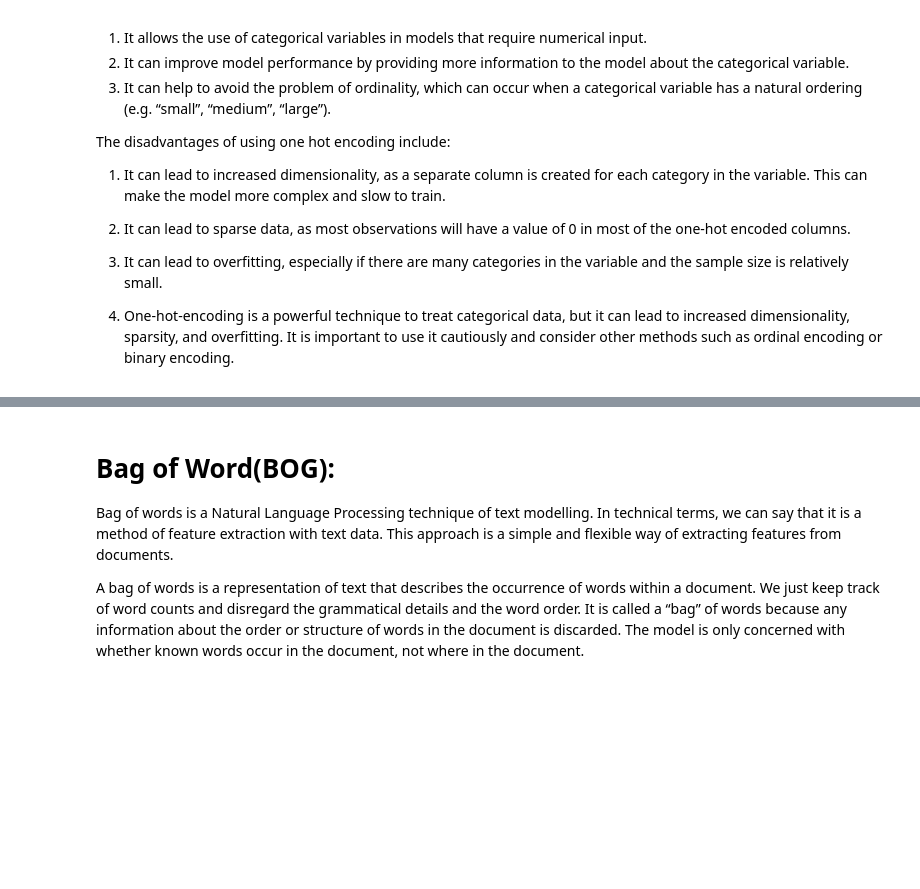
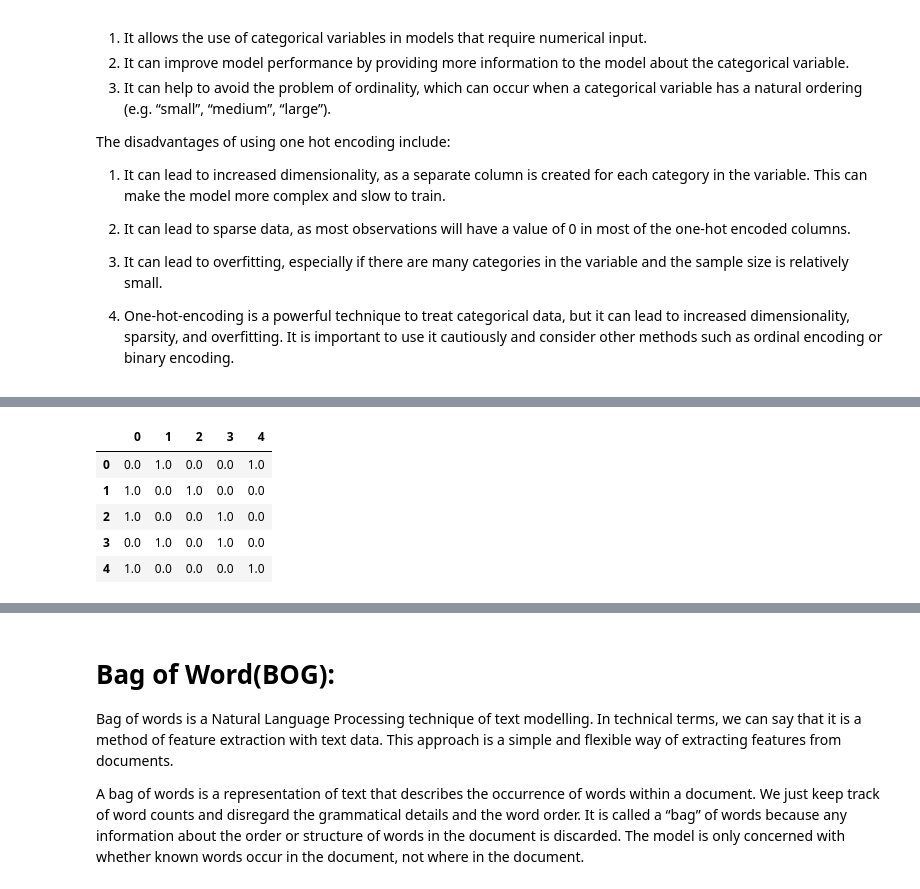
Before and after one commit to AkahndPratapSingh136/NLP, a Jupyter notebook: TextRepresentation_FeatureExtraction.ipynb, the cells around one changed output, grey strips where cells are left out. Drawn from its saved outputs; the diff is of its cells as text; code cells hidden in the pictures; blank space fills up the shorter version.

```diff
--- a/TextRepresentation_FeatureExtraction.ipynb
+++ b/TextRepresentation_FeatureExtraction.ipynb
@@ -21,0 +99,11 @@ The disadvantages of using one hot encoding include:
+# %%
+# Passing encoded columns
+enc_data=pd.DataFrame(enc.fit_transform(df[['Gen_new','Rem_new']]).toarray())
+enc_data
+# %% [output]
+|  | 0 | 1 | 2 | 3 | 4 |
+| 0 | 0.0 | 1.0 | 0.0 | 0.0 | 1.0 |
+| 1 | 1.0 | 0.0 | 1.0 | 0.0 | 0.0 |
+| 2 | 1.0 | 0.0 | 0.0 | 1.0 | 0.0 |
+| 3 | 0.0 | 1.0 | 0.0 | 1.0 | 0.0 |
+| 4 | 1.0 | 0.0 | 0.0 | 0.0 | 1.0 |
```
Also changed, not shown: parts of 26 cells of this notebook.
